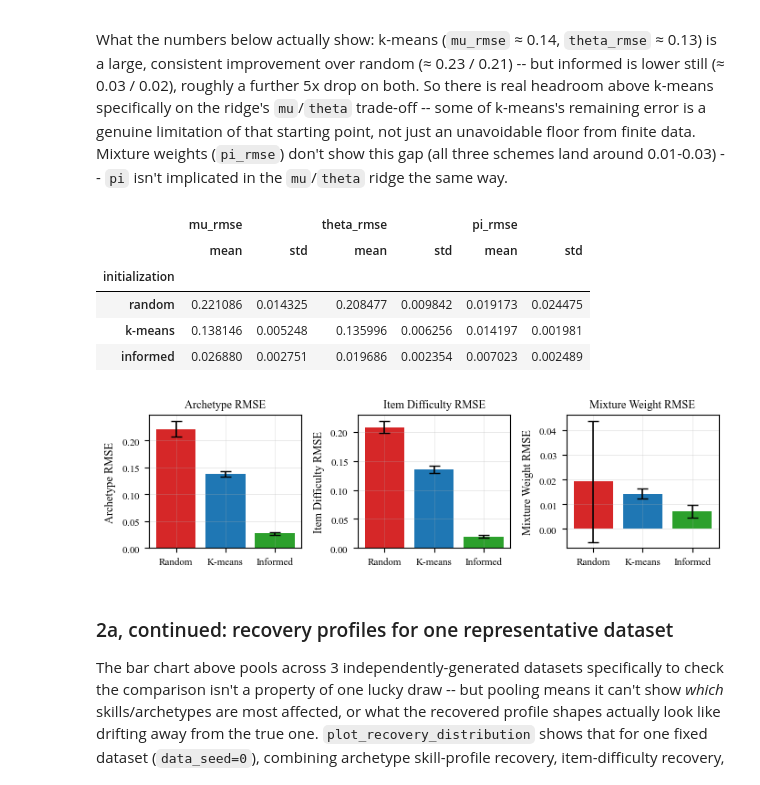
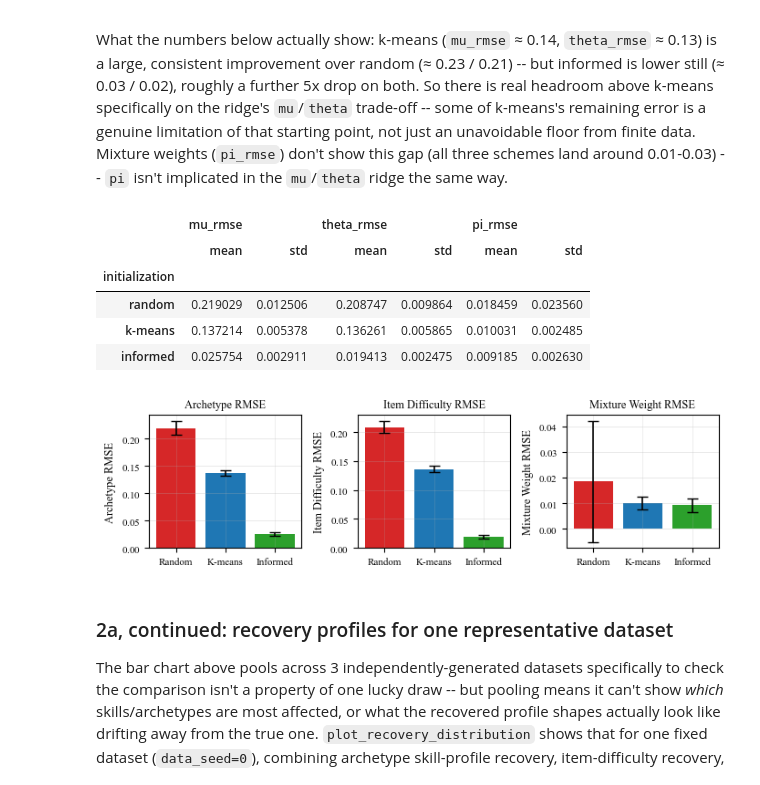
Before and after one commit to lentin26/mixture-of-latent-archetypes, a Jupyter notebook: notebooks/simulation-study.ipynb, the cells around one changed output. Cells and saved outputs as stored; diff of their text form; code cells hidden in the pictures.

```diff
--- a/notebooks/simulation-study.ipynb
+++ b/notebooks/simulation-study.ipynb
@@ -156,7 +156,7 @@ init_compare_condition = SimulationCondition(
     n_learners=10_000,
     initialization="random",
     responses_per_learner=30,
-    archetype_imbalance="moderately_imbalanced"
+    archetype_imbalance="balanced"
 )
 rows = []
 for data_seed in range(3):
@@ -172,37 +172,37 @@ init_compare = pd.DataFrame(rows)
 # identical to theta's own RMSE (a constant shift cancels in the squared
 # difference), so this is a label change only, not a different computation.
 init_compare_metrics = ["mu_rmse", "theta_rmse", "pi_rmse"]
 init_compare_labels = {
     "mu_rmse": "Archetype RMSE",
     "theta_rmse": "Item Difficulty RMSE",
     "pi_rmse": "Mixture Weight RMSE",
 }
 scheme_order = ["random", "k-means", "informed"]
 scheme_labels = {"random": "Random", "k-means": "K-means", "informed": "Informed"}
 scheme_colors = {"random": "#d62728", "k-means": "#1f77b4", "informed": "#2ca02c"}
 
 fig, axes = plt.subplots(1, 3, figsize=figsize("acm-sigconf-text", aspect=0.3))
 for ax, metric in zip(axes, init_compare_metrics):
     stats = init_compare.groupby("initialization")[metric].agg(["mean", "std"]).reindex(scheme_order)
     ax.bar(
         [scheme_labels[s] for s in stats.index], stats["mean"], yerr=stats["std"],
         capsize=4, color=[scheme_colors[s] for s in stats.index],
     )
     ax.set_title(init_compare_labels[metric], fontsize=9)
     ax.set_ylabel(init_compare_labels[metric], fontsize=9)
     ax.grid(alpha=0.3, linewidth=0.6, axis="y")
 fig.tight_layout()
 _savefig(fig, "figures/init_comparison.pdf")
 
 init_compare.groupby("initialization")[init_compare_metrics].agg(["mean", "std"]).reindex(scheme_order)
 # %% [output]
 |  | mu_rmse |  | theta_rmse |  | pi_rmse |  |
 |  | mean | std | mean | std | mean | std |
 | initialization |  |  |  |  |  |  |
-| random | 0.221086 | 0.014325 | 0.208477 | 0.009842 | 0.019173 | 0.024475 |
-| k-means | 0.138146 | 0.005248 | 0.135996 | 0.006256 | 0.014197 | 0.001981 |
-| informed | 0.026880 | 0.002751 | 0.019686 | 0.002354 | 0.007023 | 0.002489 |
+| random | 0.219029 | 0.012506 | 0.208747 | 0.009864 | 0.018459 | 0.023560 |
+| k-means | 0.137214 | 0.005378 | 0.136261 | 0.005865 | 0.010031 | 0.002485 |
+| informed | 0.025754 | 0.002911 | 0.019413 | 0.002475 | 0.009185 | 0.002630 |
-[figure, old version]
+[figure, new version]
 # %% [markdown]
 ### 2a, continued: recovery profiles for one representative dataset
 
```
Also changed, not shown: parts of 2 cells of this notebook, 4 other files.
